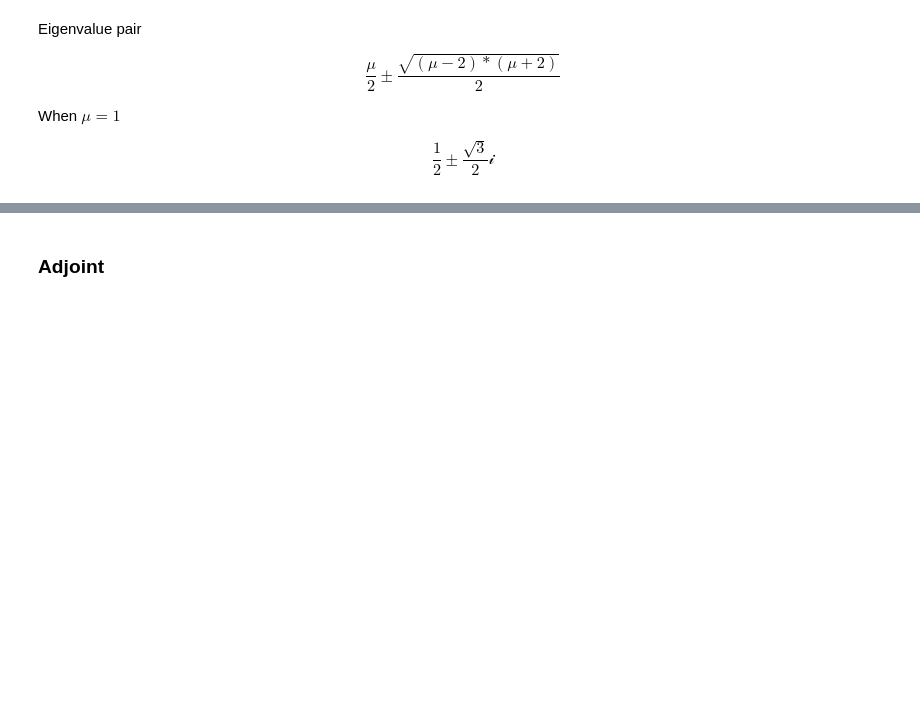
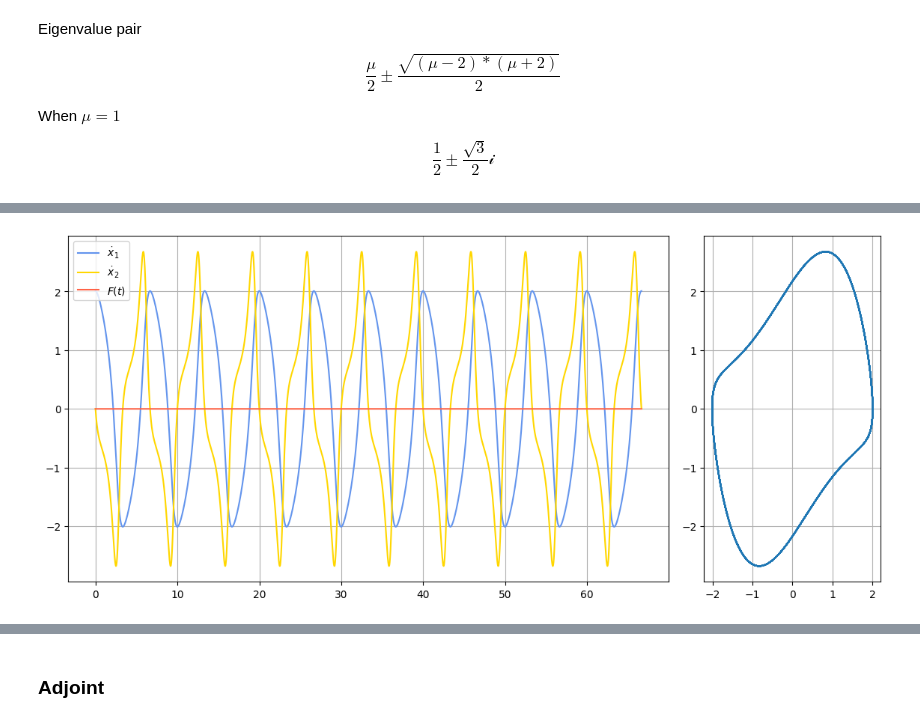
Before and after one commit to michaelStoddard/Chaos, a Jupyter notebook: Projects/MATH722_proj.ipynb, the cells around one changed output, grey strips where cells are left out. Saved outputs shown, nothing was run; the diff lists cells and outputs as text; code cells hidden in the pictures; blank space fills up the shorter version.

```diff
--- a/Projects/MATH722_proj.ipynb
+++ b/Projects/MATH722_proj.ipynb
@@ -334,0 +376,5 @@ plt.show()
+# %%
+vdp_A0.simulate(SS,t)
+vdp_A0.plt_sim()
+# %% [output]
+[figure, added]
```
Also changed, not shown: parts of 37 cells of this notebook.
